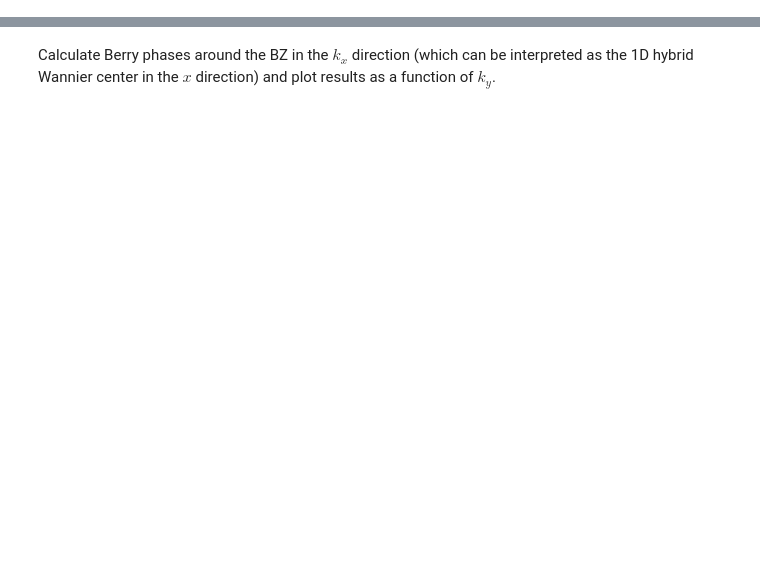
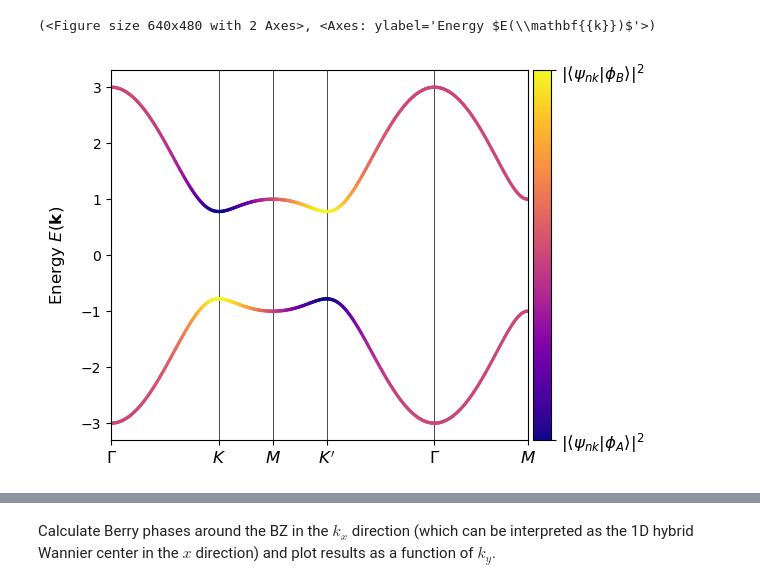
Before and after one commit to pythtb/pythtb, a Jupyter notebook: docs/source/examples_ipynb/haldane_bp.ipynb, the cells around one changed output, grey strips where cells are left out. Drawn from its saved outputs; the diff is of its cells as text; code cells hidden in the pictures; blank space fills up the shorter version.

```diff
--- a/docs/source/examples_ipynb/haldane_bp.ipynb
+++ b/docs/source/examples_ipynb/haldane_bp.ipynb
@@ -61,0 +65,8 @@ Generate object of type `WFArray` that will be used for Berry phase and curvatur
+# %%
+k_nodes = [[0, 0], [2/3, 1/3], [.5, .5], [1/3, 2/3], [0, 0], [.5, .5]]
+k_labels = (r'$\Gamma $',r'$K$', r'$M$', r'$K^\prime$', r'$\Gamma $', r'$M$')
+
+my_model.plot_bands(k_nodes, k_node_labels=k_labels, nk=501, scat_size=2, proj_orb_idx=[1], cmap='plasma')
+# %% [output]
+(<Figure size 640x480 with 2 Axes>, <Axes: ylabel='Energy $E(\\mathbf{{k}})$'>)
+[figure, added]
```
Also changed, not shown: parts of 15 cells of this notebook, 50 other files.
